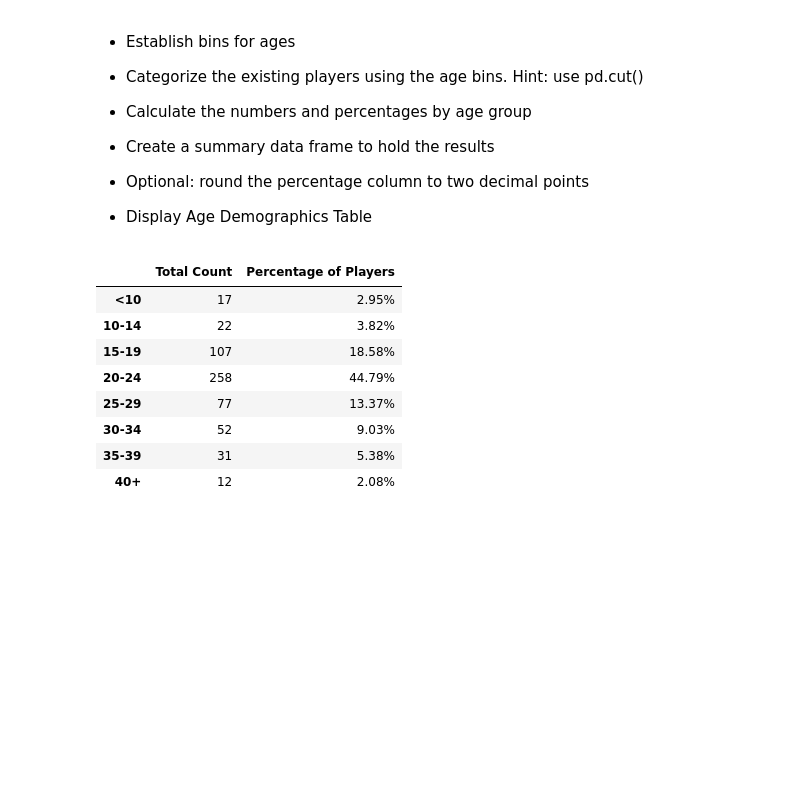
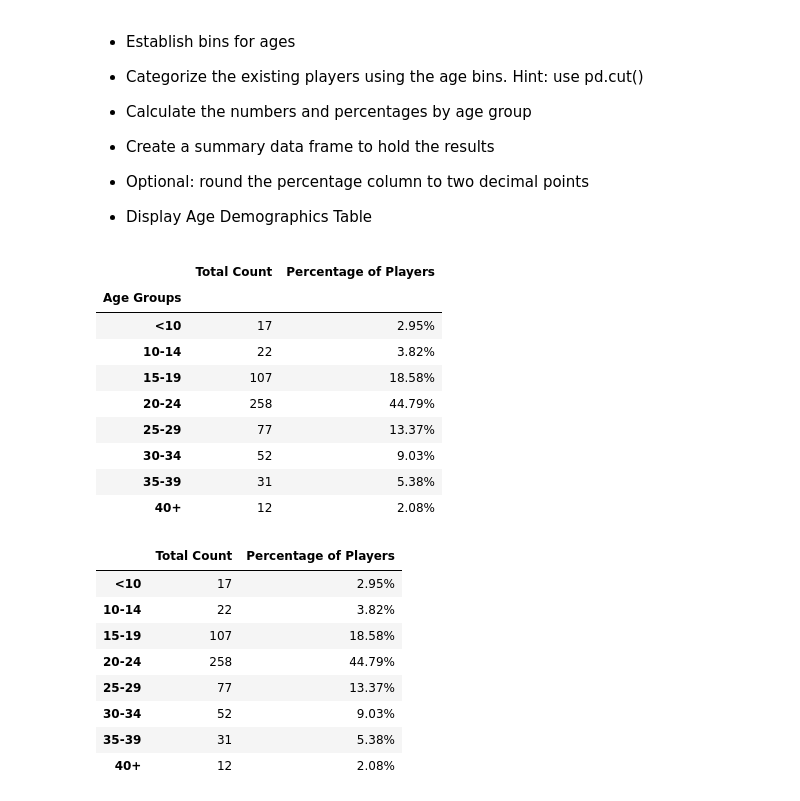
Before and after one commit to JacobTrevithick/pandas-challenge, a Jupyter notebook: HeroesOfPymoli/HeroesOfPymoli_starter.ipynb, the cells around one changed output. Saved outputs shown, nothing was run; the diff lists cells and outputs as text; code cells hidden in the pictures; blank space fills up the shorter version.

Commit message:
Completed HeroesOfPymoli notebook with comments

```diff
--- a/HeroesOfPymoli/HeroesOfPymoli_starter.ipynb
+++ b/HeroesOfPymoli/HeroesOfPymoli_starter.ipynb
@@ -185,6 +194,43 @@ gender_demographics_df.set_index('Gender')
 
 
 * Display Age Demographics Table
+# %%
+# create age bins and assign bin names
+age_bins = [0,9.9,14.9,19.9,24.9,29.9,34.9,39.9,200]
+bin_names = ['<10', '10-14', '15-19', '20-24', '25-29', '30-34', '35-39', '40+']
+
+# create Age Groups column that bins the age of each purchase
+purchase_data_df["Age Groups"] = pd.cut(purchase_data_df["Age"], age_bins, labels=bin_names, include_lowest=True)
+
+# Drop all duplicate SNs to get only unique players
+purchase_data_no_dups_df = purchase_data_df.drop_duplicates(subset=['SN'])
+
+# create group object that is data sorted by Age Group
+age_group = purchase_data_no_dups_df.groupby(['Age Groups'])
+
+# create empty age demographic summary table dataframe
+age_sum_table_df = pd.DataFrame({})
+
+# append total count and percentage of players for each age group (uses total_players from beginning of notebook)
+age_sum_table_df['Total Count'] = age_group['Age Groups'].count()
+age_sum_table_df['Percentage of Players'] = (age_sum_table_df['Total Count']/total_players)*100
+
+# format table for % and rounding to .00 precision.
+age_sum_table_df['Percentage of Players'] = age_sum_table_df['Percentage of Players'].map("{:.2f}%".format)
+
+
+age_sum_table_df
+# %% [output]
+|  | Total Count | Percentage of Players |
+| Age Groups |  |  |
+| <10 | 17 | 2.95% |
+| 10-14 | 22 | 3.82% |
+| 15-19 | 107 | 18.58% |
+| 20-24 | 258 | 44.79% |
+| 25-29 | 77 | 13.37% |
+| 30-34 | 52 | 9.03% |
+| 35-39 | 31 | 5.38% |
+| 40+ | 12 | 2.08% |
 # %%
 # %% [output]
 |  | Total Count | Percentage of Players |
```
Also changed, not shown: parts of 16 cells of this notebook.
